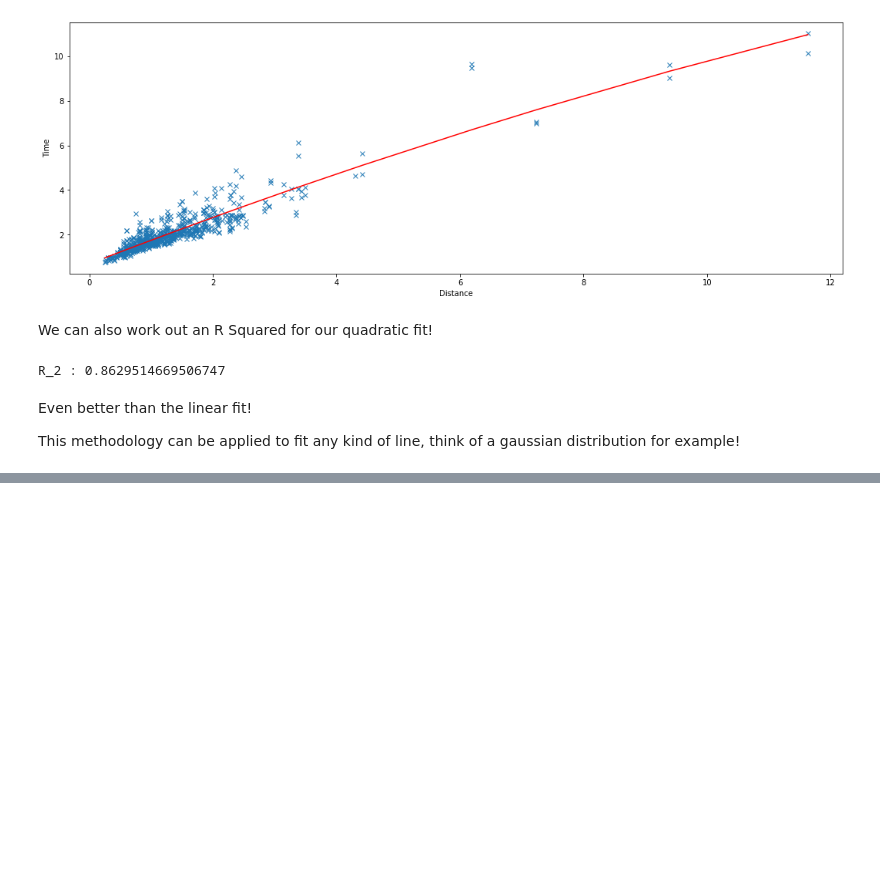
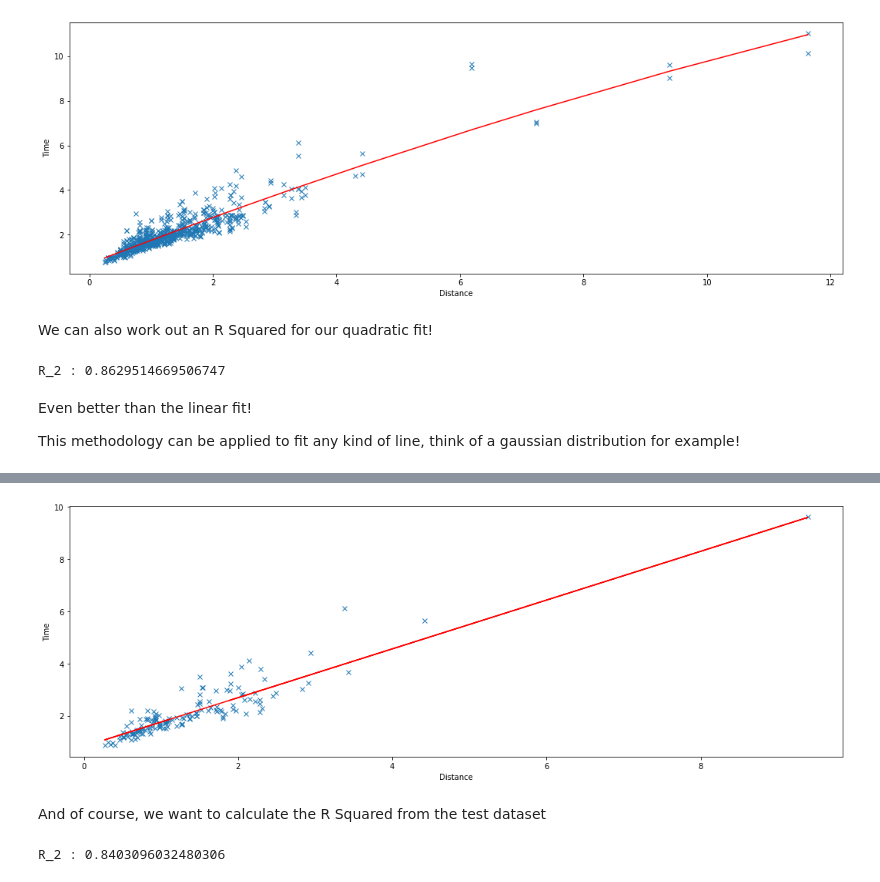
Before and after one commit to Jack-Lawton/python-resources, a Jupyter notebook: lessons/Regression.ipynb, the cells around one changed output, grey strips where cells are left out. Saved outputs shown, nothing was run; the diff lists cells and outputs as text; code cells hidden in the pictures; blank space fills up the shorter version.

```diff
--- a/lessons/Regression.ipynb
+++ b/lessons/Regression.ipynb
@@ -322,0 +395,38 @@ This methodology can be applied to fit any kind of line, think of a gaussian dis
+# %%
+
+# Import sklearn train test split function
+from sklearn.model_selection import train_test_split
+
+# Create an instance of the regression class
+my_model = LinearRegression()
+
+# Split data into a test and training set
+train, test = train_test_split(df, test_size=0.2)
+
+# Fit model (train)
+my_model.fit(train[["Distance (Kms)"]], train["Un-impeded Running Time (Mins)"])
+
+# Predict using model (test)
+predictions = my_model.predict(test[["Distance (Kms)"]])
+
+# Plot against the data (test)
+fig, ax = plt.subplots(figsize=(18, 6))
+plt.plot(test["Distance (Kms)"],
+         test["Un-impeded Running Time (Mins)"],
+         linestyle=" ",  # Invisible line style
+         marker="x")     # Cross markers
+plt.plot(test["Distance (Kms)"], predictions, color="red")
+plt.xlabel("Distance")
+plt.ylabel("Time")
+# Display
+plt.show()
+# %% [output]
+[figure, added]
+# %% [markdown]
+And of course, we want to calculate the R Squared from the test dataset
+# %%
+ml_r_2 = r2_score(test["Un-impeded Running Time (Mins)"], predictions)
+
+print("R_2 : {}".format(ml_r_2))
+# %% [output]
+R_2 : 0.8403096032480306
```
Also changed, not shown: parts of 29 cells of this notebook.
